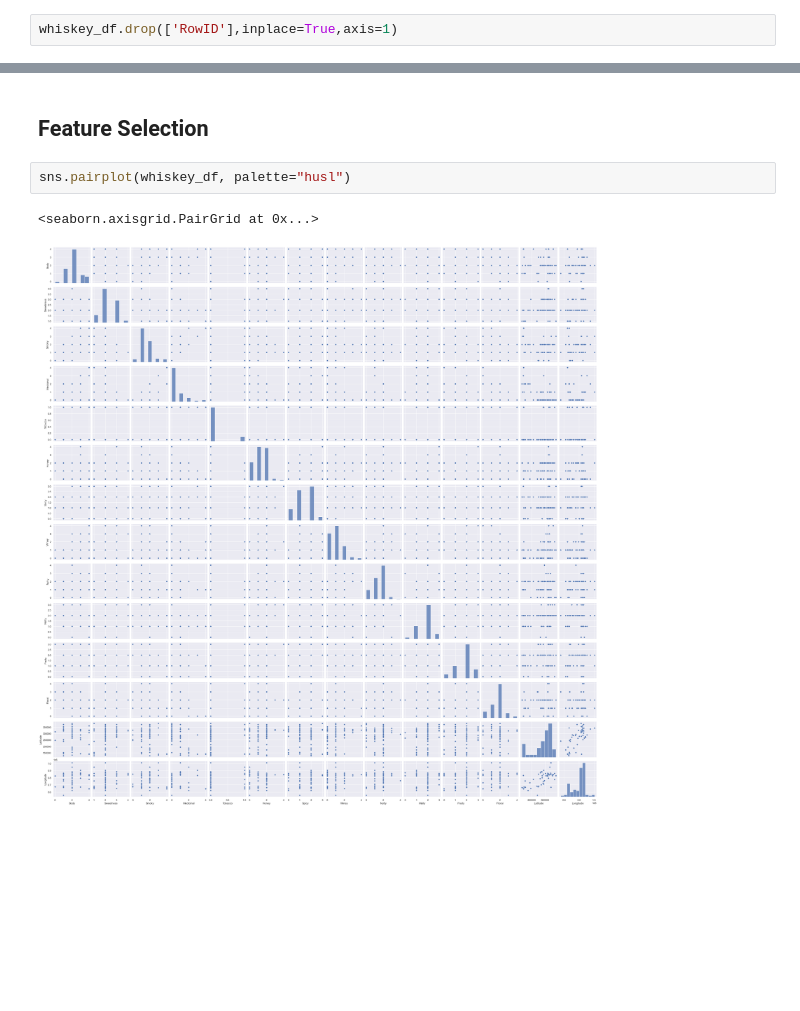
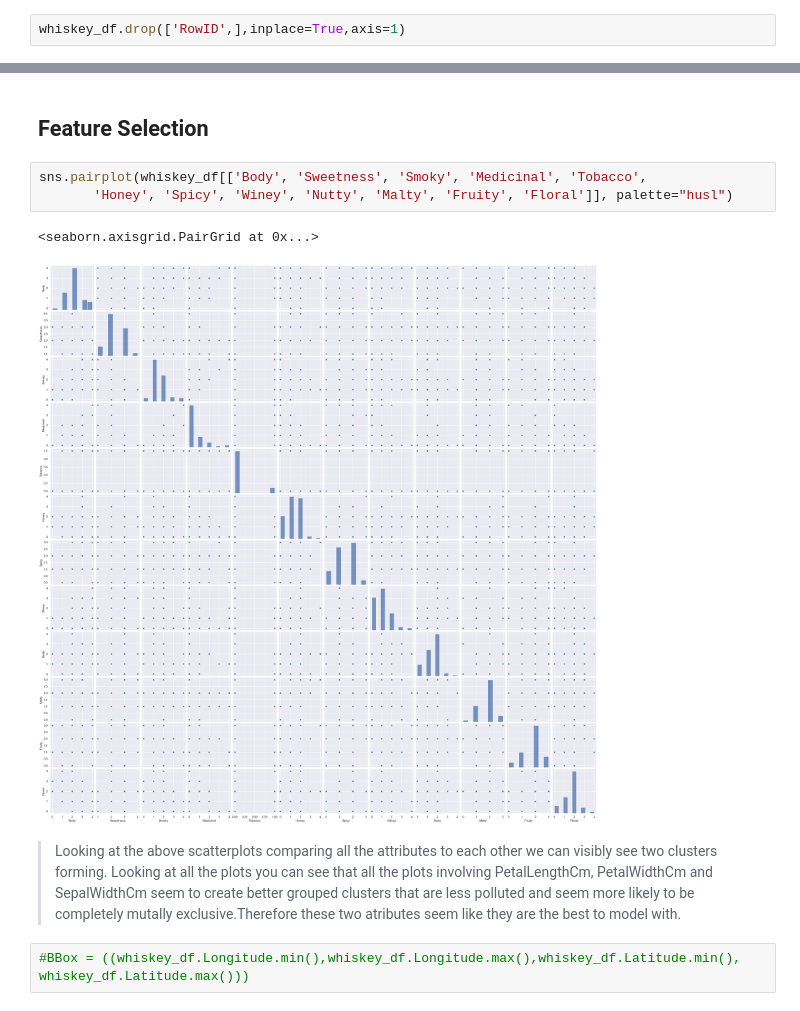
Before and after one commit to keanubowker8/K-Means-Whiskey-Distilleries, a Jupyter notebook: Untitled.ipynb, the cells around one changed output, grey strips where cells are left out. Cells and saved outputs as stored; diff of their text form; blank space fills up the shorter version.

```diff
--- a/Untitled.ipynb
+++ b/Untitled.ipynb
@@ -84,4 +84,4 @@ dtype: int64
 # %% [markdown]
 <h2> Data Processing </h2>
 # %%
-whiskey_df.drop(['RowID'],inplace=True,axis=1)
+whiskey_df.drop(['RowID',],inplace=True,axis=1)
@@ -88,7 +95,14 @@ whiskey_df.drop(['RowID'],inplace=True,axis=1)
 # %% [markdown]
 <h2> Feature Selection </h2>
 # %%
-sns.pairplot(whiskey_df, palette="husl")
+sns.pairplot(whiskey_df[['Body', 'Sweetness', 'Smoky', 'Medicinal', 'Tobacco',
+       'Honey', 'Spicy', 'Winey', 'Nutty', 'Malty', 'Fruity', 'Floral']], palette="husl")
 # %% [output]
 <seaborn.axisgrid.PairGrid at 0x...>
-[figure, old version]
+[figure, new version]
+# %% [markdown]
+<blockquote>
+Looking at the above scatterplots comparing all the attributes to each other we can visibly see two clusters forming. Looking at all the plots you can see that all the plots involving PetalLengthCm, PetalWidthCm and SepalWidthCm seem to create better grouped clusters that are less polluted and seem more likely to be completely mutally exclusive.Therefore these two atributes seem like they are the best to model with.
+    </blockquote>
+# %%
+#BBox = ((whiskey_df.Longitude.min(),whiskey_df.Longitude.max(),whiskey_df.Latitude.min(), whiskey_df.Latitude.max()))
```
Also changed, not shown: parts of 8 cells of this notebook.
